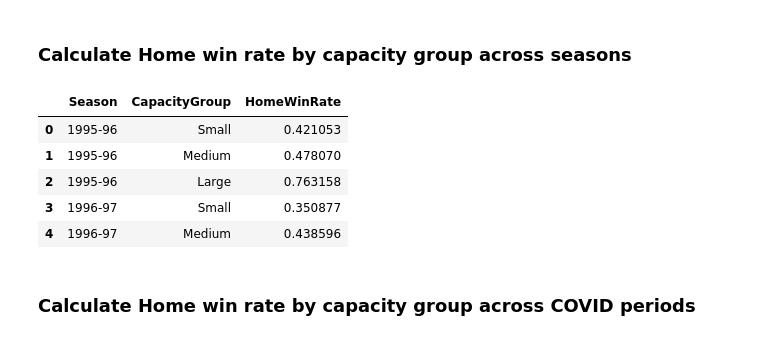
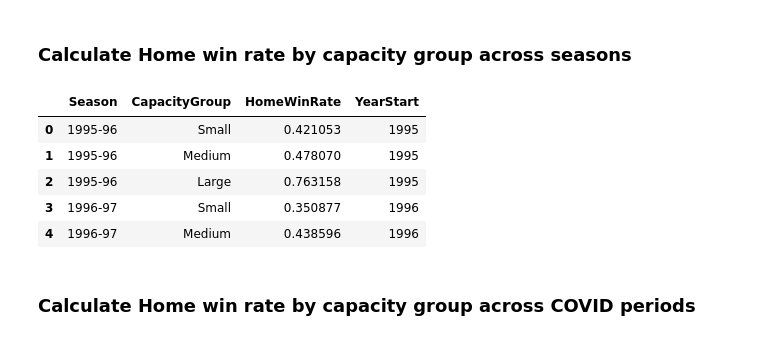
Before and after one commit to NguyenNguyen1504/GROUP-5-BPFE, a Jupyter notebook: GROUP_5.ipynb, the cells around one changed output. Cells and saved outputs as stored; diff of their text form; code cells hidden in the pictures.

```diff
--- a/GROUP_5.ipynb
+++ b/GROUP_5.ipynb
@@ -192,15 +192,17 @@ display(df_hwin_awin.head())
 # %%
 df_hwin_seasons = df_results.groupby(['Season','CapacityGroup']).agg(
     HomeWinRate = ('FTR', lambda col: (col == 'H').mean())
 ).reset_index()
+
+df_hwin_seasons['YearStart'] = df_hwin_seasons['Season'].str[:4].astype(int)
 display(df_hwin_seasons.head())
 # %% [output]
-|  | Season | CapacityGroup | HomeWinRate |
-| 0 | 1995-96 | Small | 0.421053 |
-| 1 | 1995-96 | Medium | 0.478070 |
-| 2 | 1995-96 | Large | 0.763158 |
-| 3 | 1996-97 | Small | 0.350877 |
-| 4 | 1996-97 | Medium | 0.438596 |
+|  | Season | CapacityGroup | HomeWinRate | YearStart |
+| 0 | 1995-96 | Small | 0.421053 | 1995 |
+| 1 | 1995-96 | Medium | 0.478070 | 1995 |
+| 2 | 1995-96 | Large | 0.763158 | 1995 |
+| 3 | 1996-97 | Small | 0.350877 | 1996 |
+| 4 | 1996-97 | Medium | 0.438596 | 1996 |
 # %% [markdown]
 ### **Calculate Home win rate by capacity group across COVID periods**
 # %%
```
Also changed, not shown: parts of 19 cells of this notebook.
